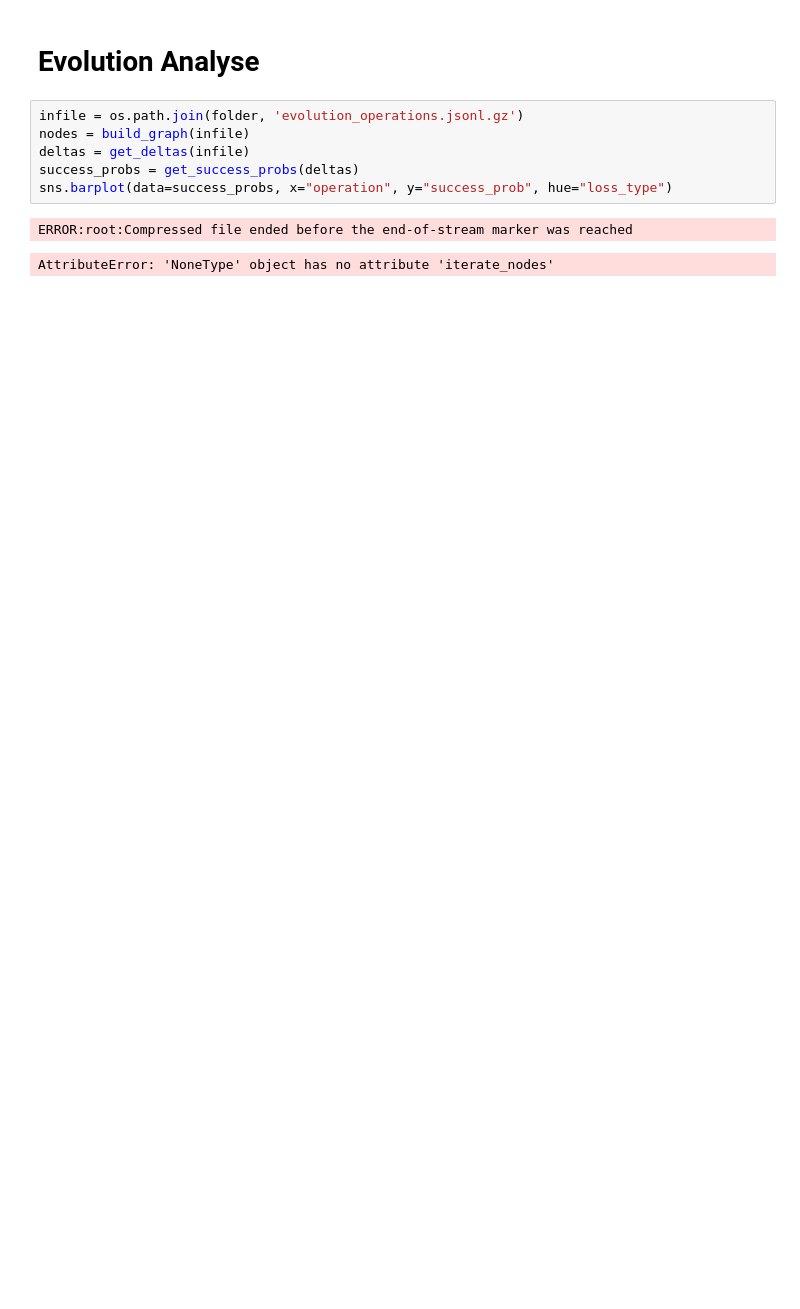
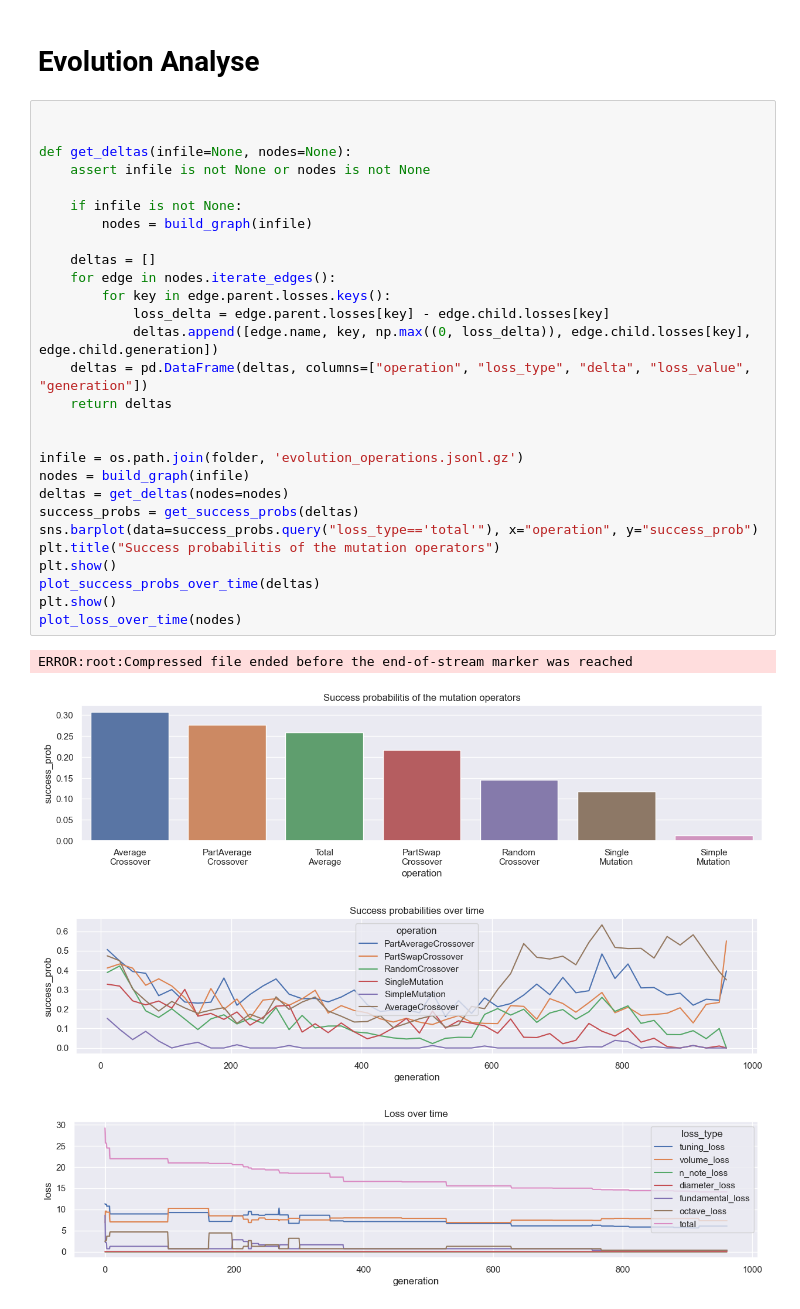
Before and after one commit to Didgitaldoo/didge-lab, a Jupyter notebook: src/experiments/arusha/eval_results.ipynb, the cells around one changed output. Drawn from its saved outputs; the diff is of its cells as text; blank space fills up the shorter version.

```diff
--- a/src/experiments/arusha/eval_results.ipynb
+++ b/src/experiments/arusha/eval_results.ipynb
@@ -96,11 +88,35 @@ wrote
 # %% [markdown]
 # Evolution Analyse
-# %%
-infile = os.path.join(folder, 'evolution_operations.jsonl.gz')
-nodes = build_graph(infile)
-deltas = get_deltas(infile)
-success_probs = get_success_probs(deltas)
-sns.barplot(data=success_probs, x="operation", y="success_prob", hue="loss_type")
-# %% [output]
-ERROR:root:Compressed file ended before the end-of-stream marker was reached
-AttributeError: 'NoneType' object has no attribute 'iterate_nodes'
+# %%
+
+
+def get_deltas(infile=None, nodes=None):
+    assert infile is not None or nodes is not None
+
+    if infile is not None:
+        nodes = build_graph(infile)
+
+    deltas = []
+    for edge in nodes.iterate_edges():
+        for key in edge.parent.losses.keys():
+            loss_delta = edge.parent.losses[key] - edge.child.losses[key]
+            deltas.append([edge.name, key, np.max((0, loss_delta)), edge.child.losses[key], edge.child.generation])
+    deltas = pd.DataFrame(deltas, columns=["operation", "loss_type", "delta", "loss_value", "generation"])
+    return deltas
+
+
+infile = os.path.join(folder, 'evolution_operations.jsonl.gz')
+nodes = build_graph(infile)
+deltas = get_deltas(nodes=nodes)
+success_probs = get_success_probs(deltas)
+sns.barplot(data=success_probs.query("loss_type=='total'"), x="operation", y="success_prob")
+plt.title("Success probabilitis of the mutation operators")
+plt.show()
+plot_success_probs_over_time(deltas)
+plt.show()
+plot_loss_over_time(nodes)
+# %% [output]
+ERROR:root:Compressed file ended before the end-of-stream marker was reached
+[figure, added]
+[figure, added]
+[figure, added]
```
Also changed, not shown: parts of 3 cells of this notebook, 3 other files.
